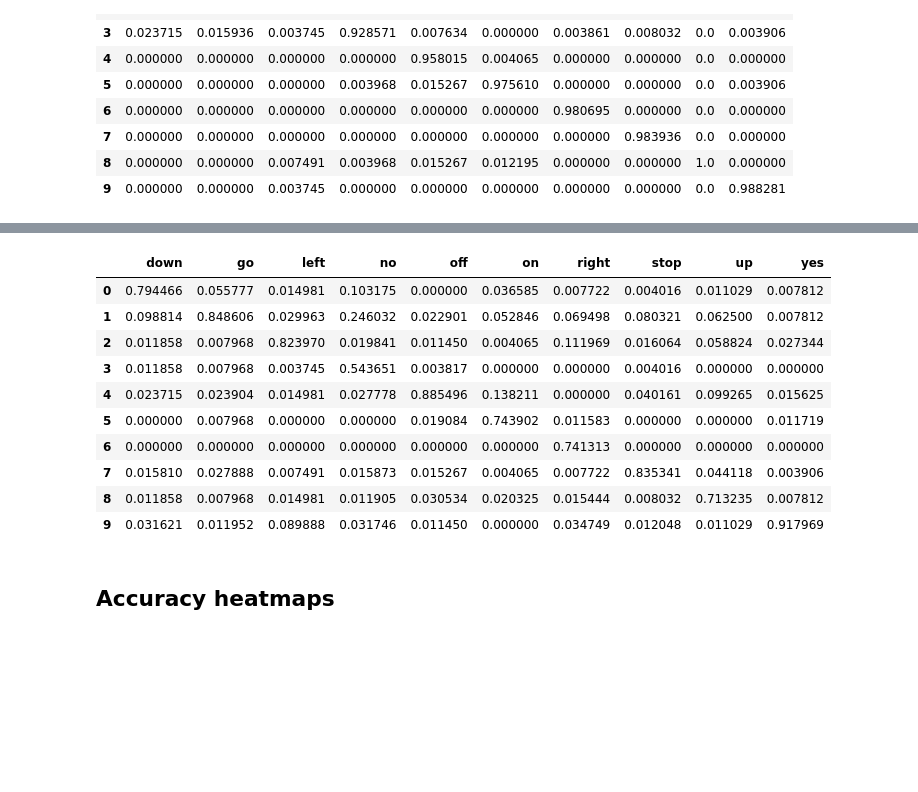
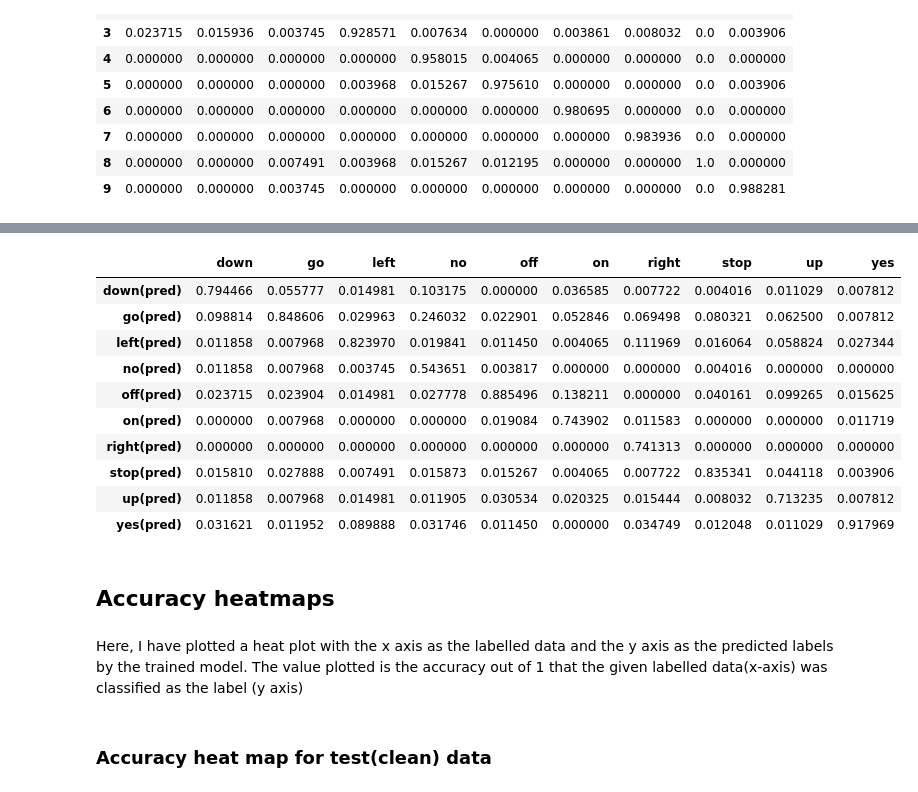
Before and after one commit to Rohit01-zoey/EE679, a Jupyter notebook: CompAssg3/Code.ipynb, the cells around one changed output, grey strips where cells are left out. Cells and saved outputs as stored; diff of their text form; code cells hidden in the pictures; blank space fills up the shorter version.

```diff
--- a/CompAssg3/Code.ipynb
+++ b/CompAssg3/Code.ipynb
@@ -379,28 +347,28 @@ I was not able to come with model parameters on my own. I discussed with friends
 # %%
-trained_model = {}
+trainedModel = {}
 hmmStates = 9
 gmmStates = 3
 
-print(melCoef.keys())
 
 for word in melCoef.keys():
-    print(word)
-    #model = hmm.GaussianHMM(n_components = hmm_states, covariance_type='full', n_iter=7)
+    print(f"Training model on {word}", end="\t")
+
     model = hmm.GMMHMM(n_components=hmmStates, n_mix = gmmStates, n_iter=10 , covariance_type='full' )
-    current_training_data = melCoef[word]
-    l = np.zeros([len(current_training_data), ], dtype=int)
-    i = 0
+    lengthSequence = np.zeros([len(melCoef[word]), ], dtype=int)
 
-    while i < int(len(current_training_data)):
-        l[i] = current_training_data[i].shape[1]
-        i += 1
-    curr_train = melCoef[word][0].T
+
+    for i in range(0, len(melCoef[word]))
+        lengthSequence[i] = melCoef[word][i].shape[1]
+
+    currTrain = melCoef[word][0].T
+
     for i in range(1, len(melCoef[word])):
-        curr_train = np.vstack((curr_train, melCoef[word][i].T))
+        currTrain = np.vstack((currTrain, melCoef[word][i].T))
 
-    #current_training_data = np.vstack(current_training_data)
-    model.fit(curr_train, lengths=l)
-    trained_model[word] = model
+    model.fit(currTrain, lengths=lengthSequence)
+
+    trainedModel[word] = model
+    print(f"..finished training >>next>>", end = "\n")
 # %% [output]
 dict_keys(['down', 'go', 'left', 'no', 'off', 'on', 'right', 'stop', 'up', 'yes'])
 down
@@ -424,7 +392,7 @@ for utt in melCoef.keys():
     for i in range(len(melCoefCleanTest[utt])):
         logList = []
         for word in melCoef.keys():
-            logList.append(trained_model[word].score(melCoefCleanTest[utt][i].T))
+            logList.append(trainedModel[word].score(melCoefCleanTest[utt][i].T))
         scores.append(list(melCoef.keys())[logList.index(max(logList))])
     finalPredictedClean[utt] = scores
 # %% [markdown]
@@ -436,7 +404,7 @@ for utt in melCoef.keys():
     for i in range(len(melCoefNoisyTest[utt])):
         logList = []
         for word in melCoef.keys():
-            logList.append(trained_model[word].score(melCoefNoisyTest[utt][i].T))
+            logList.append(trainedModel[word].score(melCoefNoisyTest[utt][i].T))
         scores.append(list(melCoef.keys())[logList.index(max(logList))])
     finalPredictedNoisy[utt] = scores
 # %% [markdown]
@@ -482,3 +450,9 @@ df
 | 7 | 0.000000 | 0.000000 | 0.000000 | 0.000000 | 0.000000 | 0.000000 | 0.000000 | 0.983936 | 0.0 | 0.000000 |
 | 8 | 0.000000 | 0.000000 | 0.007491 | 0.003968 | 0.015267 | 0.012195 | 0.000000 | 0.000000 | 1.0 | 0.000000 |
 | 9 | 0.000000 | 0.000000 | 0.003745 | 0.000000 | 0.000000 | 0.000000 | 0.000000 | 0.000000 | 0.0 | 0.988281 |
+# %%
+dictLabels = {}
+for i in range(len(trainingLabels)):
+    dictLabels[i] = trainingLabels[i]+"(pred)"
+df = df.rename(index=dictLabels)
+df
@@ -485,19 +471,24 @@ df
 # %%
 dfNoisy = pd.DataFrame.from_dict(finalAccuraciesNoisy)
+dfNoisy = dfNoisy.rename(index=dictLabels)
 dfNoisy
 # %% [output]
 |  | down | go | left | no | off | on | right | stop | up | yes |
-| 0 | 0.794466 | 0.055777 | 0.014981 | 0.103175 | 0.000000 | 0.036585 | 0.007722 | 0.004016 | 0.011029 | 0.007812 |
-| 1 | 0.098814 | 0.848606 | 0.029963 | 0.246032 | 0.022901 | 0.052846 | 0.069498 | 0.080321 | 0.062500 | 0.007812 |
-| 2 | 0.011858 | 0.007968 | 0.823970 | 0.019841 | 0.011450 | 0.004065 | 0.111969 | 0.016064 | 0.058824 | 0.027344 |
-| 3 | 0.011858 | 0.007968 | 0.003745 | 0.543651 | 0.003817 | 0.000000 | 0.000000 | 0.004016 | 0.000000 | 0.000000 |
-| 4 | 0.023715 | 0.023904 | 0.014981 | 0.027778 | 0.885496 | 0.138211 | 0.000000 | 0.040161 | 0.099265 | 0.015625 |
-| 5 | 0.000000 | 0.007968 | 0.000000 | 0.000000 | 0.019084 | 0.743902 | 0.011583 | 0.000000 | 0.000000 | 0.011719 |
-| 6 | 0.000000 | 0.000000 | 0.000000 | 0.000000 | 0.000000 | 0.000000 | 0.741313 | 0.000000 | 0.000000 | 0.000000 |
-| 7 | 0.015810 | 0.027888 | 0.007491 | 0.015873 | 0.015267 | 0.004065 | 0.007722 | 0.835341 | 0.044118 | 0.003906 |
-| 8 | 0.011858 | 0.007968 | 0.014981 | 0.011905 | 0.030534 | 0.020325 | 0.015444 | 0.008032 | 0.713235 | 0.007812 |
-| 9 | 0.031621 | 0.011952 | 0.089888 | 0.031746 | 0.011450 | 0.000000 | 0.034749 | 0.012048 | 0.011029 | 0.917969 |
+| down(pred) | 0.794466 | 0.055777 | 0.014981 | 0.103175 | 0.000000 | 0.036585 | 0.007722 | 0.004016 | 0.011029 | 0.007812 |
+| go(pred) | 0.098814 | 0.848606 | 0.029963 | 0.246032 | 0.022901 | 0.052846 | 0.069498 | 0.080321 | 0.062500 | 0.007812 |
+| left(pred) | 0.011858 | 0.007968 | 0.823970 | 0.019841 | 0.011450 | 0.004065 | 0.111969 | 0.016064 | 0.058824 | 0.027344 |
+| no(pred) | 0.011858 | 0.007968 | 0.003745 | 0.543651 | 0.003817 | 0.000000 | 0.000000 | 0.004016 | 0.000000 | 0.000000 |
+| off(pred) | 0.023715 | 0.023904 | 0.014981 | 0.027778 | 0.885496 | 0.138211 | 0.000000 | 0.040161 | 0.099265 | 0.015625 |
+| on(pred) | 0.000000 | 0.007968 | 0.000000 | 0.000000 | 0.019084 | 0.743902 | 0.011583 | 0.000000 | 0.000000 | 0.011719 |
+| right(pred) | 0.000000 | 0.000000 | 0.000000 | 0.000000 | 0.000000 | 0.000000 | 0.741313 | 0.000000 | 0.000000 | 0.000000 |
+| stop(pred) | 0.015810 | 0.027888 | 0.007491 | 0.015873 | 0.015267 | 0.004065 | 0.007722 | 0.835341 | 0.044118 | 0.003906 |
+| up(pred) | 0.011858 | 0.007968 | 0.014981 | 0.011905 | 0.030534 | 0.020325 | 0.015444 | 0.008032 | 0.713235 | 0.007812 |
+| yes(pred) | 0.031621 | 0.011952 | 0.089888 | 0.031746 | 0.011450 | 0.000000 | 0.034749 | 0.012048 | 0.011029 | 0.917969 |
 # %% [markdown]
 ## Accuracy heatmaps
+# %% [markdown]
+Here, I have plotted a heat plot with the x axis as the labelled data and the y axis as the predicted labels by the trained model. The value plotted is the accuracy out of 1 that the given labelled data(x-axis) was classified as the label (y axis)
+# %% [markdown]
+### Accuracy heat map for test(clean) data
 # %%
 import seaborn as sns
```
Also changed, not shown: parts of 17 cells of this notebook.
